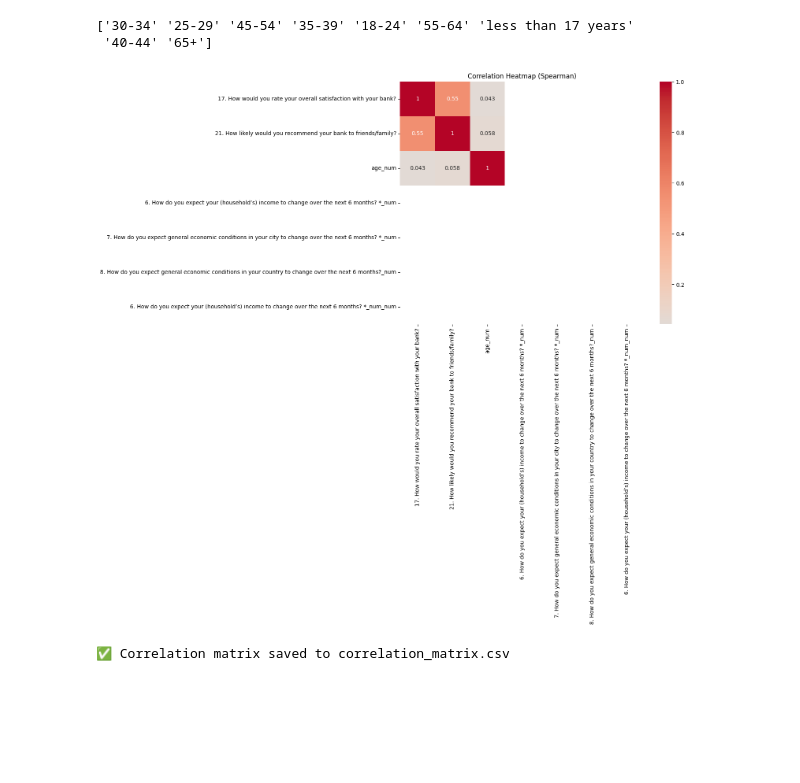
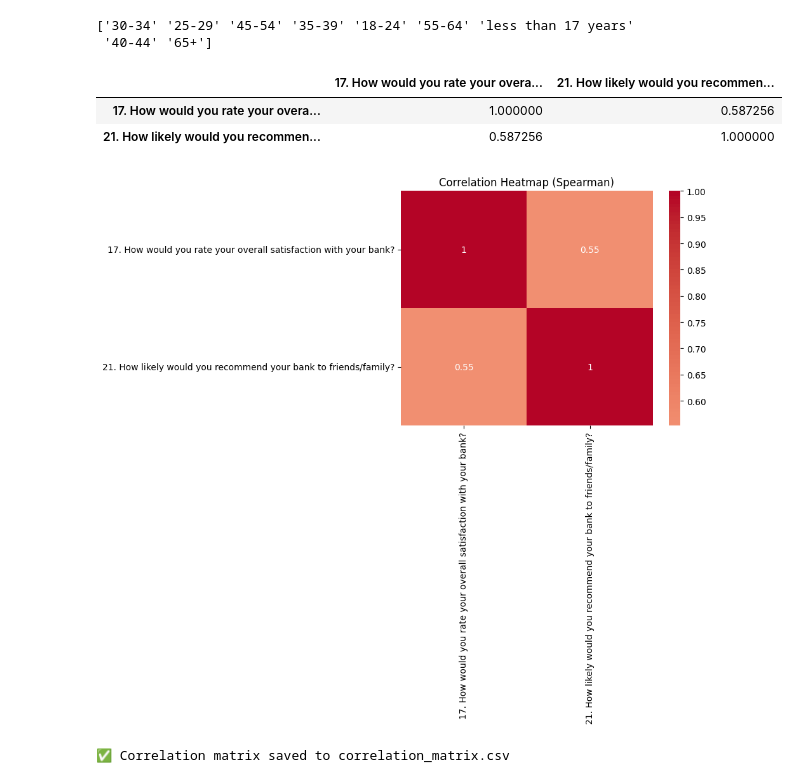
Before and after one commit to Babra455/Analysis_Bank-_survey, a Jupyter notebook: Internship Assesment.ipynb, the cells around one changed output. Drawn from its saved outputs; the diff is of its cells as text; code cells hidden in the pictures; blank space fills up the shorter version.

```diff
--- a/Internship Assesment.ipynb
+++ b/Internship Assesment.ipynb
@@ -529,3 +528,9 @@ likert_map = {
 }
 
 data[c + '_num'] = data[c].map(likert_map)
+# %%
+data.select_dtypes(include='number').corr()
+# %% [output]
+|  | 17. How would you rate your overa... | 21. How likely would you recommen... |
+| 17. How would you rate your overa... | 1.000000 | 0.587256 |
+| 21. How likely would you recommen... | 0.587256 | 1.000000 |
@@ -532,16 +542,9 @@ data[c + '_num'] = data[c].map(likert_map)
 # %%
-numeric_df = data.select_dtypes(include='number')
-
-# Compute correlations
-corr = numeric_df.corr(method='spearman')  # good for ordinal data
-
-# Visualize
-plt.figure(figsize=(10,8))
 sns.heatmap(corr, annot=True, cmap='coolwarm', center=0)
 plt.title('Correlation Heatmap (Spearman)')
 plt.show()
 # %% [output]
-[figure, old version]
+[figure, new version]
 # %%
 corr.to_csv("correlation_matrix.csv")
 print("✅ Correlation matrix saved to correlation_matrix.csv")
```
Also changed, not shown: parts of 6 cells of this notebook.
